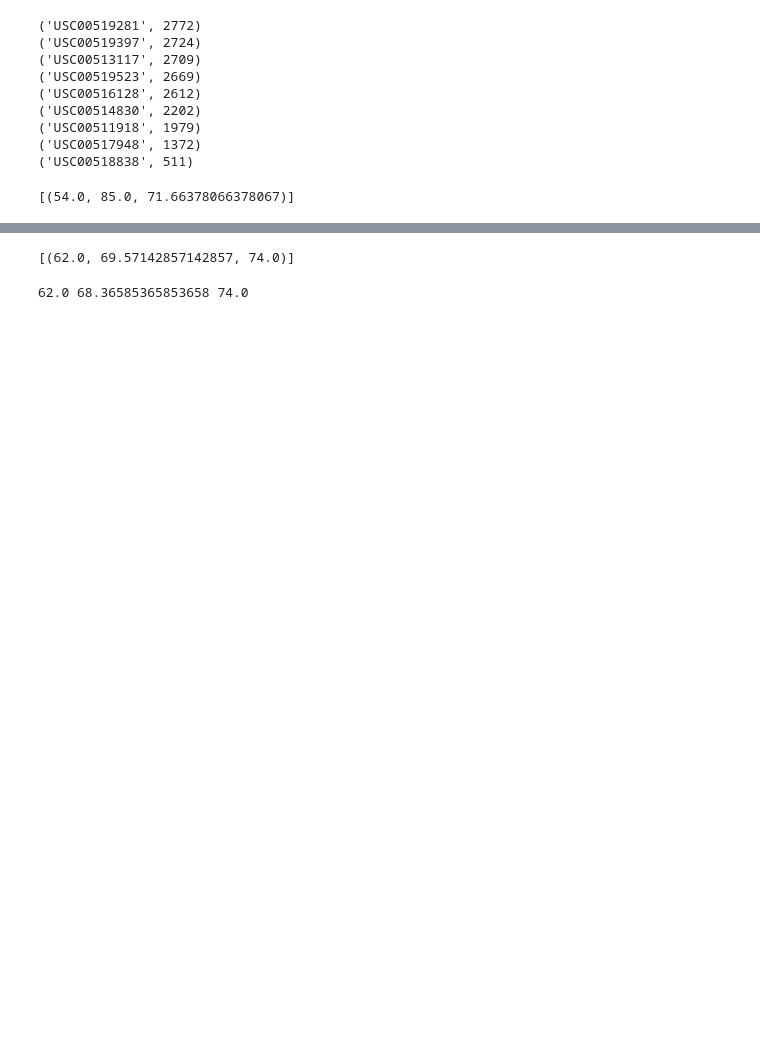
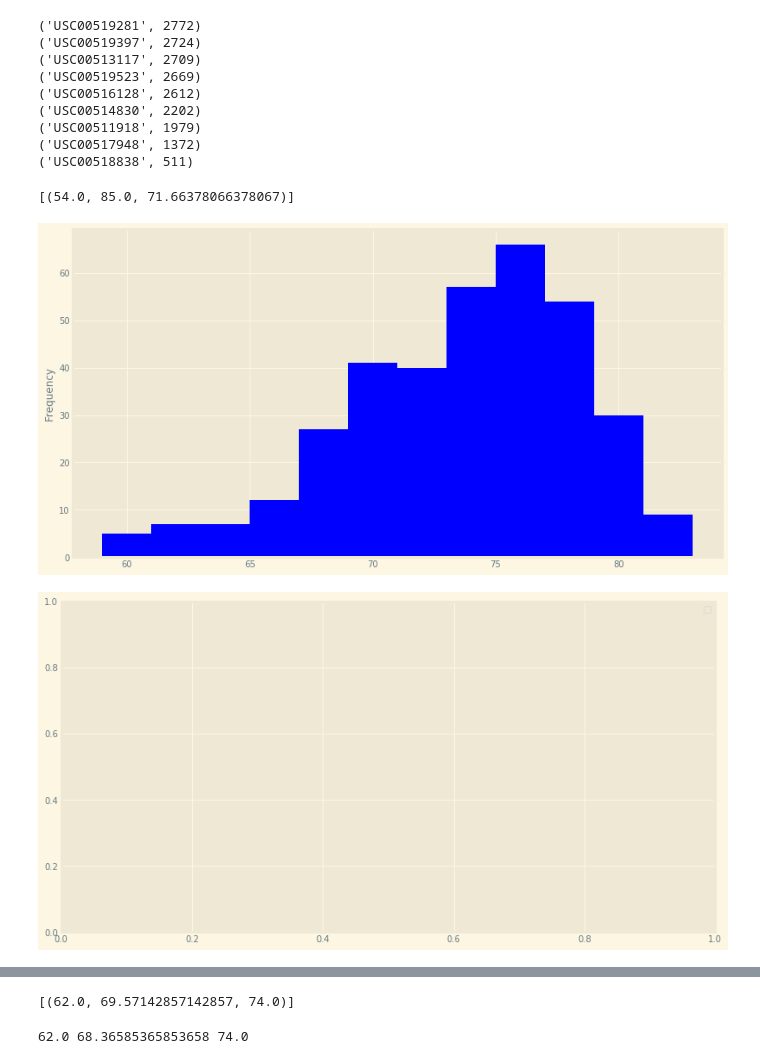
Before and after one commit to olutomiwaxl/Surfs-Up, a Jupyter notebook: climate_starter.ipynb, the cells around one changed output, grey strips where cells are left out. Drawn from its saved outputs; the diff is of its cells as text; code cells hidden in the pictures; blank space fills up the shorter version.

```diff
--- a/climate_starter.ipynb
+++ b/climate_starter.ipynb
@@ -133,14 +125,26 @@ list(low_max_avg)
 # %%
 # Choose the station with the highest number of temperature observations.
 low_max_avg = engine.execute("SELECT station, COUNT(station) AS count FROM measurement GROUP BY station ORDER BY count desc")
 list(low_max_avg)
 # Query the last 12 months of temperature observation data for this station and plot the results as a histogram
 station_with_highest_number = pd.read_sql("SELECT * FROM measurement WHERE station = 'USC00519281'", conn)
 station_with_highest_number = station_with_highest_number.sort_values(by='date', ascending = False)
 
 date1 = '2017-08-18'
 date2 = '2016-08-18'
 
-station_with_highest_number = station_with_highest_number.loc[(station_with_highest_number['date']>=date2) & (station_with_highest_number['date']<date1)]
+station_with_highest_number = station_with_highest_number.loc[(station_with_highest_number['date']>date2) & (station_with_highest_number['date']<date1)]
+#station_with_highest_number
 #plot the histogram
+bins=12
+n, bins, patches = plt.hist(station_with_highest_number["tobs"], bins, facecolor='blue')
+plt.ylabel('Frequency')
+plt.grid
+plt.show()
+plt.legend("tobs")
+#save figure
+plt.savefig("Output/station-histogram.png")
+# %% [output]
+[figure, added]
+[figure, added]
 # %% [markdown]
```
Also changed, not shown: parts of 2 cells of this notebook, 1 other file.
